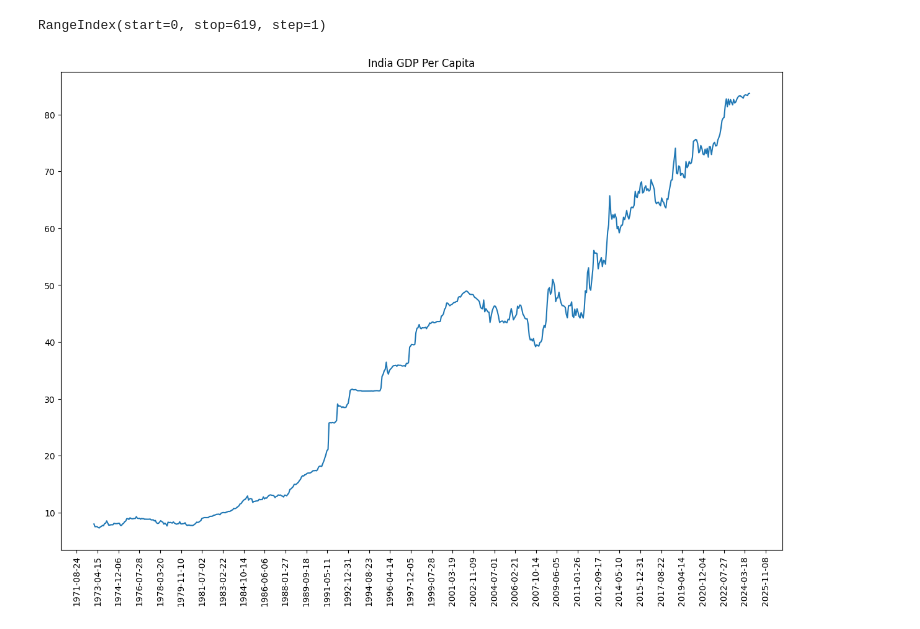
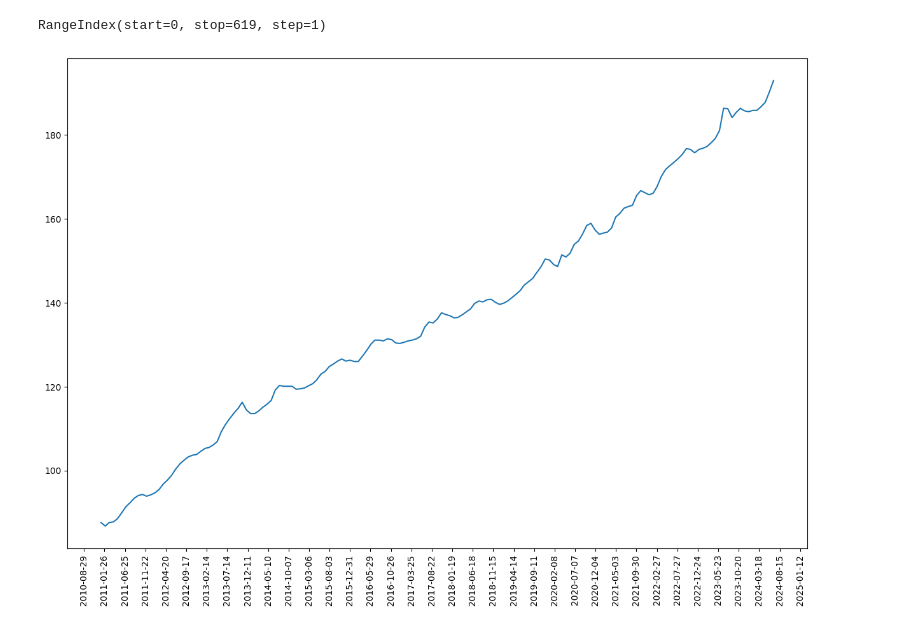
Before and after one commit to IshantSihag/Omnix-Sage, a Jupyter notebook: interest_rate.ipynb, the cells around one changed output. Saved outputs shown, nothing was run; the diff lists cells and outputs as text; code cells hidden in the pictures.

```diff
--- a/interest_rate.ipynb
+++ b/interest_rate.ipynb
@@ -8,3 +4,0 @@ resp = requests.get(url)
-# %%
-with open('chart.html', 'wb') as f:
-    f.write(resp.content)
@@ -13,12 +4,0 @@ url = 'wss://data.tradingview.com/socket.io/websocket?from=chart%2F&date=2024_08
-# %%
-from websocket import create_connection
-import ssl
-
-ws = create_connection('wss://data.tradingview.com/socket.io/websocket?&type=chart', sslopt={"cert_reqs": ssl.CERT_NONE})
-
-
-# while connection is open print received value
-
-result = ws.recv()
-print(result)
-ws.send('~m~54~m~{"m":"set_auth_token","p":["unauthorized_user_token"]}')
@@ -538,5 +504,5 @@ df = load_asset_price(india_gdp_per_capita, 55,'1M')
 # %%
-df = load_asset_price(india_gdp_per_capita, 1200,'1M', pytz.timezone('Asia/Kolkata'))
+df = load_asset_price('INCPI', 1200,'1M', pytz.timezone('Asia/Kolkata'))
 # %%
 x = df.to_dict(orient='records')
 # %%
@@ -544,26 +510,24 @@ x = df.to_dict(orient='records')
 RangeIndex(start=0, stop=619, step=1)
 # %%
 # plot the data
-import matplotlib.pyplot as plt
-import matplotlib.dates as mdates
-from matplotlib.ticker import MaxNLocator
+
 
 fig, ax = plt.subplots(figsize=(15, 10))
-plt.title('India GDP Per Capita')
+plt.title('')
 
 
 ax.plot(df['time'], df['close'], label='Close Price')
 # set monthly locator
 # ax.xaxis.set_major_locator(mdates.MonthLocator())
 # # set formatter
 # ax.xaxis.set_major_formatter(mdates.DateFormatter('%b %d %Y'))
 # ax = plt.gca()
 # plt.xticks(df.index, df['time'])
 ax.xaxis.set_major_locator(MaxNLocator(nbins=40))
 plt.xticks(rotation=90)
 # set font and rotation for date tick labels
 # plt.gcf().autofmt_xdate()
 
 plt.show()
 # %% [output]
-[figure, old version]
+[figure, new version]
```
Also changed, not shown: parts of 15 cells of this notebook, 1 other file.
